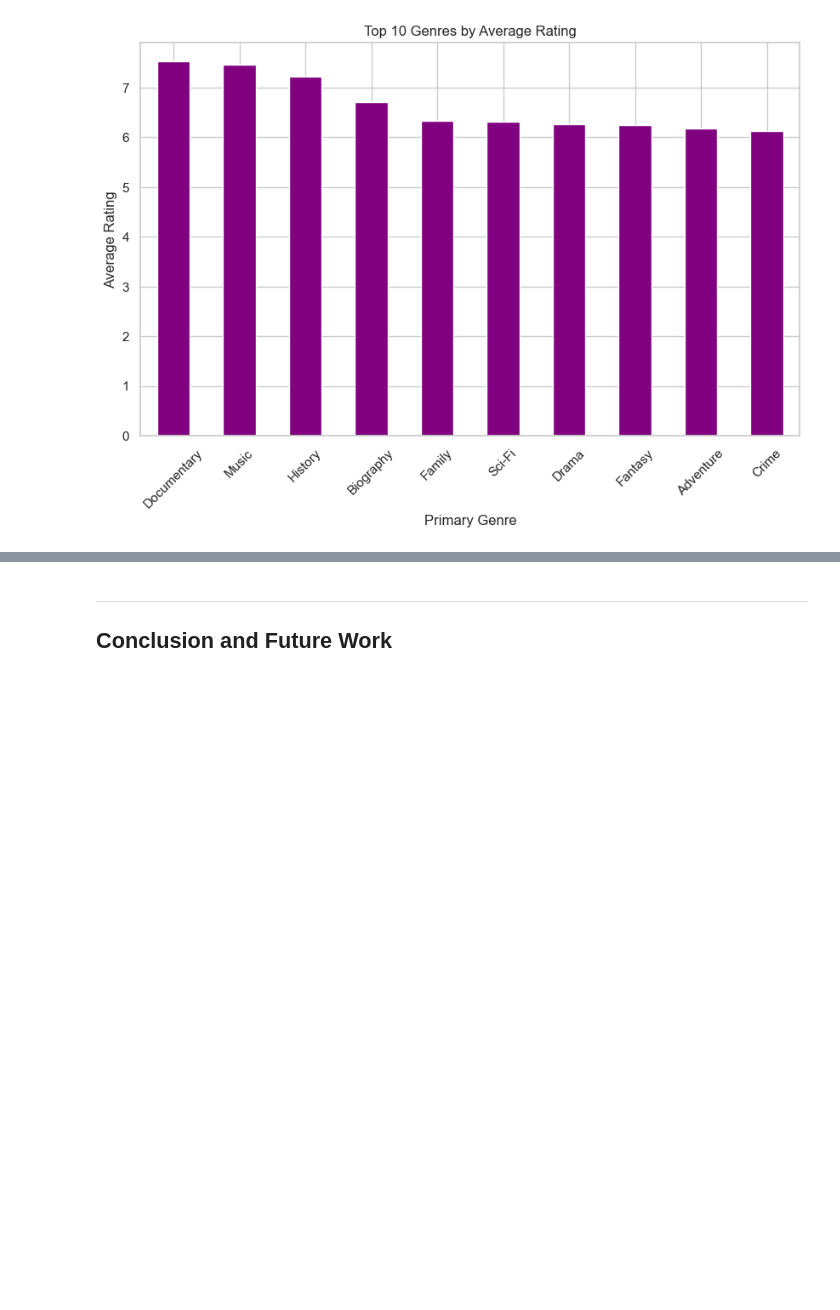
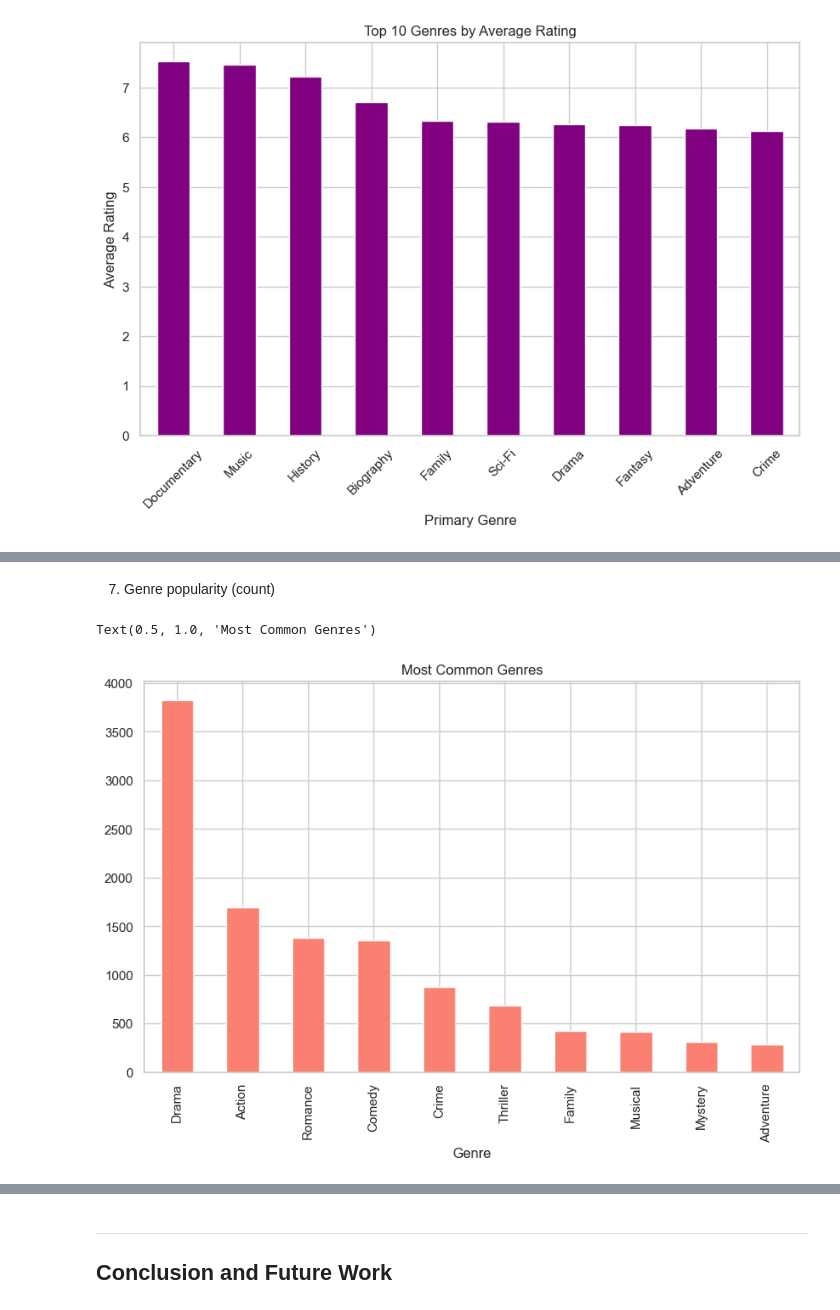
Before and after one commit to NoziphoNdebele/2025_Data_Science_Projects, a Jupyter notebook: MOVIE_RATING_PREDICTION_WITH_PYTHON/MOVIE_RATING_PREDICTION_WITH_PYTHON.ipynb, the cells around one changed output, grey strips where cells are left out. Drawn from its saved outputs; the diff is of its cells as text; code cells hidden in the pictures; blank space fills up the shorter version.

```diff
--- a/MOVIE_RATING_PREDICTION_WITH_PYTHON/MOVIE_RATING_PREDICTION_WITH_PYTHON.ipynb
+++ b/MOVIE_RATING_PREDICTION_WITH_PYTHON/MOVIE_RATING_PREDICTION_WITH_PYTHON.ipynb
@@ -515,0 +525,8 @@ plt.show()
+# %% [markdown]
+7. Genre popularity (count)
+# %%
+df_genres['Genre'].value_counts().head(10).plot(kind='bar', color='salmon')
+plt.title("Most Common Genres")
+# %% [output]
+Text(0.5, 1.0, 'Most Common Genres')
+[figure, added]
```
Also changed, not shown: parts of 6 cells of this notebook.
